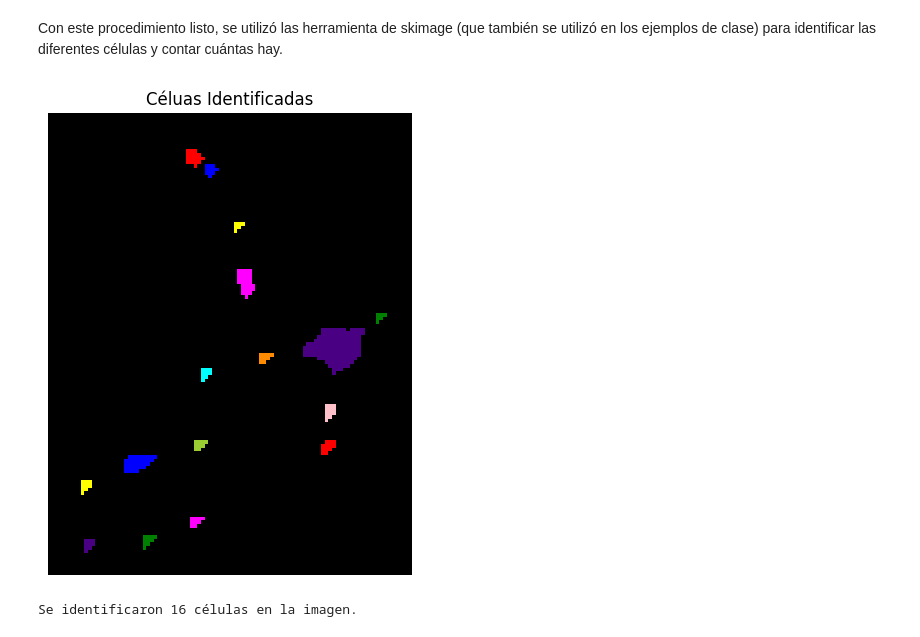
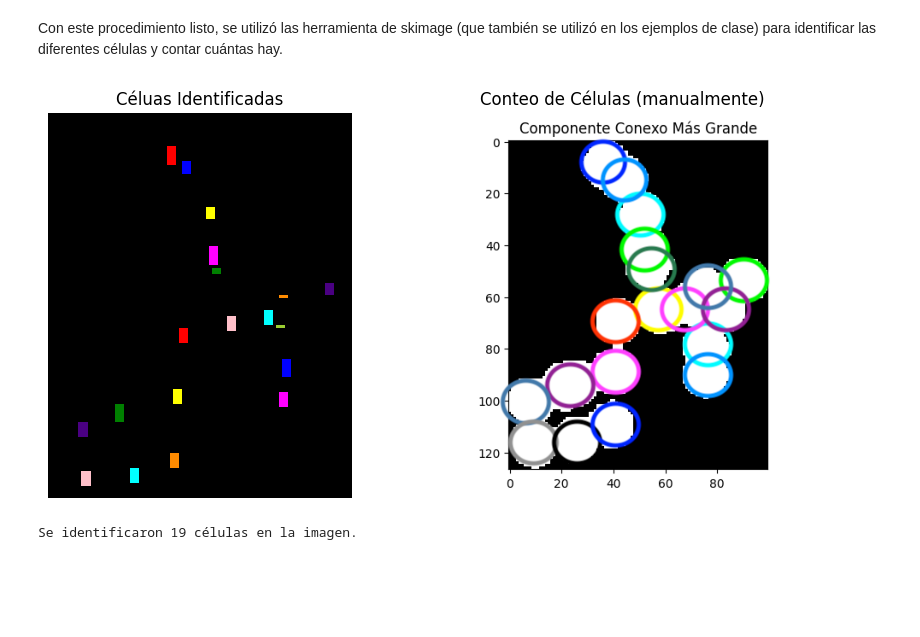
Before and after one commit to stefanoaragoni/computerVision_Lab01, a Jupyter notebook: Lab01_Ejercicio7.ipynb, the cells around one changed output. Cells and saved outputs as stored; diff of their text form; code cells hidden in the pictures; blank space fills up the shorter version.

```diff
--- a/Lab01_Ejercicio7.ipynb
+++ b/Lab01_Ejercicio7.ipynb
@@ -170,7 +171,7 @@ plt.axis('off')
 # ----------------------------
 
 kernel = cv2.getStructuringElement(cv2.MORPH_ELLIPSE, (2, 2))
-cells = cv2.dilate(cells, kernel, iterations=2)
+cells = cv2.dilate(cells, kernel, iterations=4)
 
 plt.subplot(1, 5, 5)
 plt.imshow(cells, cmap='gray')
@@ -184,20 +251,29 @@ plt.tight_layout()
 Con este procedimiento listo, se utilizó las herramienta de skimage (que también se utilizó en los ejemplos de clase) para identificar las diferentes células y contar cuántas hay.
 # %%
 # Determinar las células en la imagen
-label_image = label(cells)
+label_image = label(cells2)
 regions = regionprops(label_image)
 
 # Generar una imagen con colores para visualizar las células
 colored_cells = label2rgb(label_image, bg_label=0)
 num_cells = len(regions)
 
-plt.figure(figsize=(12, 6))
+# Mostrar la imagen con las células identificadas
+plt.figure(figsize=(10, 5))
+plt.subplot(1, 2, 1)
 plt.imshow(colored_cells)
 plt.title('Céluas Identificadas')
 plt.axis('off')
+
+conteo = cv2.imread('img/output.png')
+plt.subplot(1, 2, 2)
+plt.imshow(conteo, cmap='gray')
+plt.title('Conteo de Células (manualmente)')
+plt.axis('off')
+
 plt.show()
 
 print(f"Se identificaron {num_cells} células en la imagen.")
 # %% [output]
-[figure, old version]
+[figure, new version]
-Se identificaron 16 células en la imagen.
+Se identificaron 19 células en la imagen.
```
Also changed, not shown: parts of 4 cells of this notebook.
